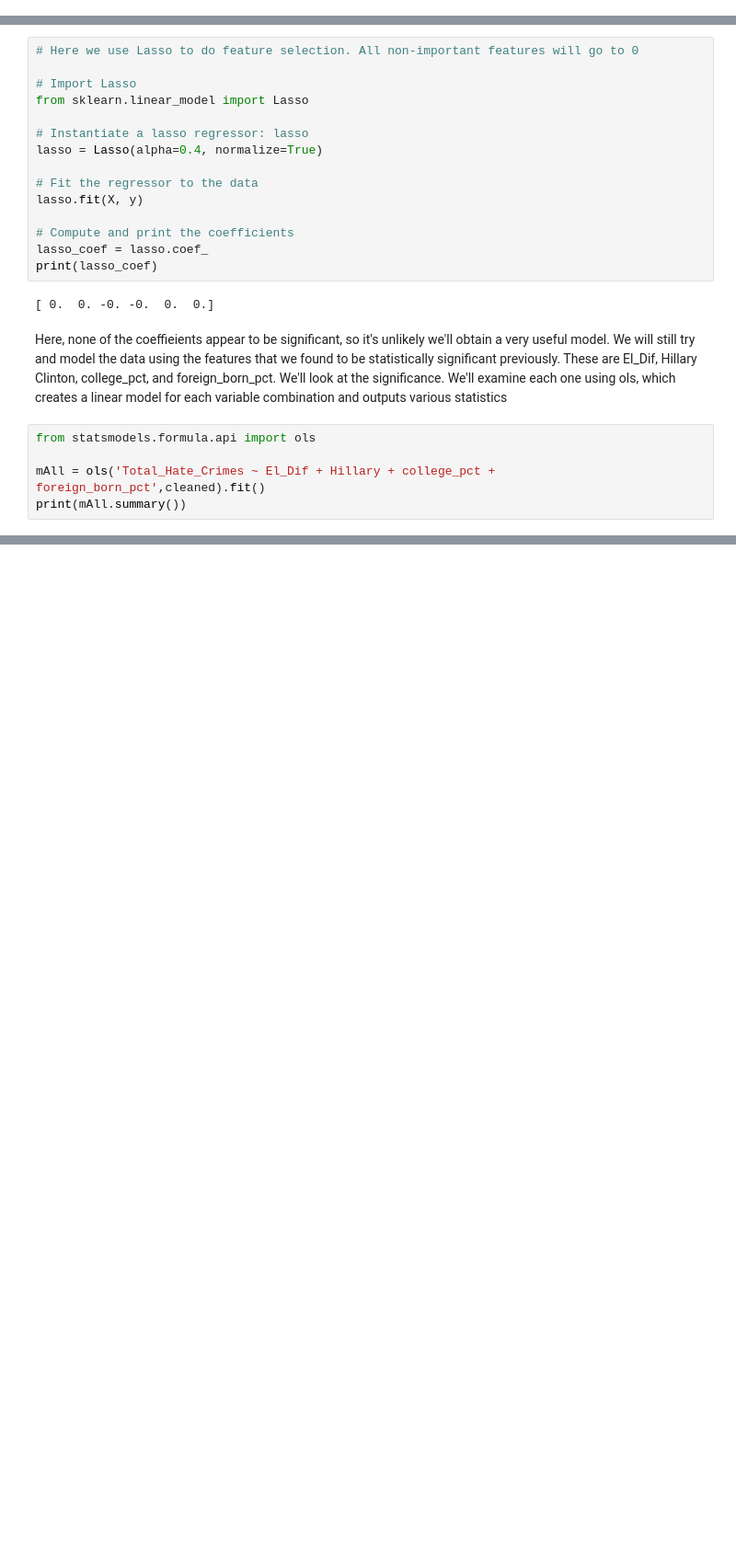
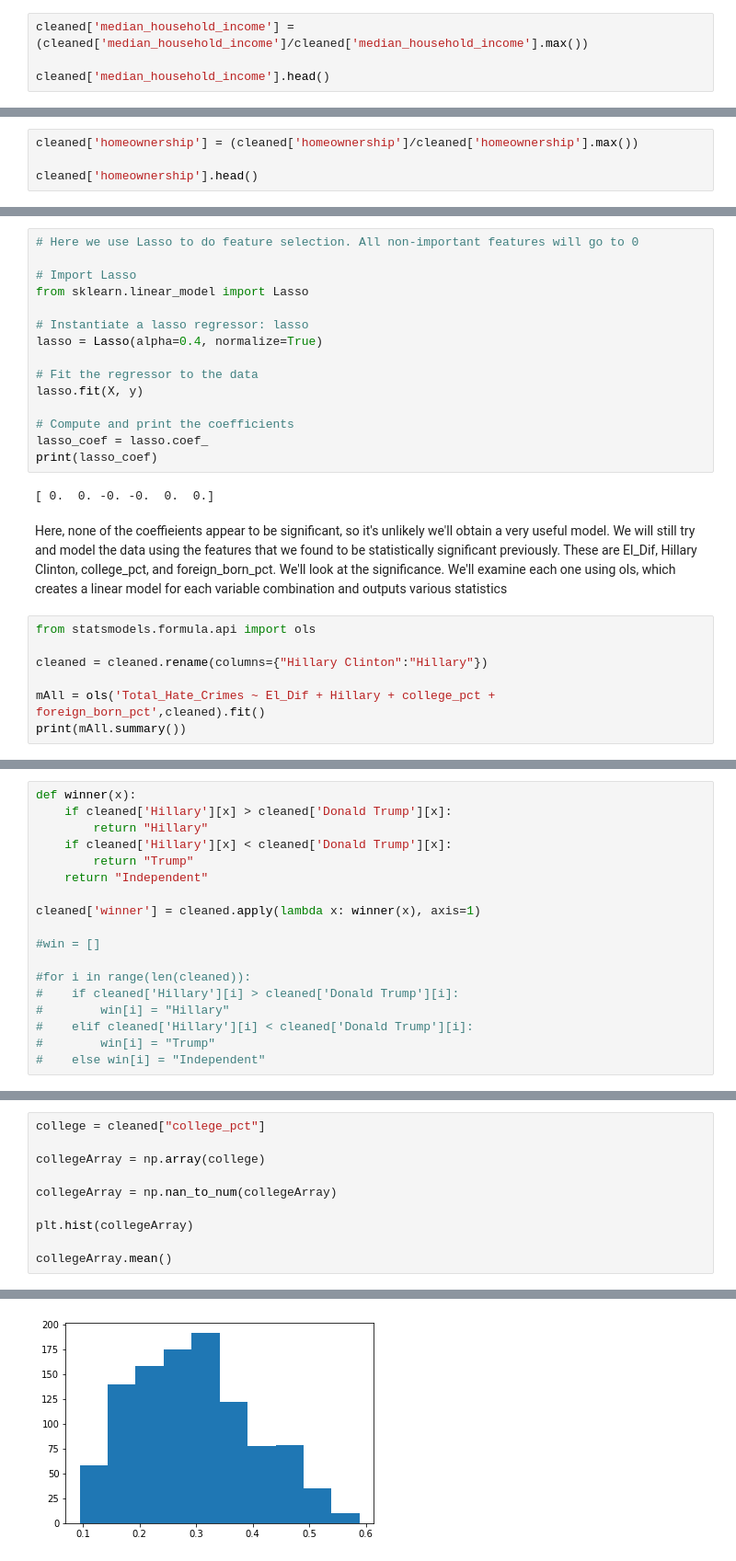
Before and after one commit to LauraCF19/SpringboardProject1, a Jupyter notebook: Springboard1/Springboard_Other/Capstone1.ipynb, the cells around one changed output, grey strips where cells are left out. Shown at 92% size. Cells and saved outputs as stored; diff of their text form; blank space fills up the shorter version.

```diff
--- a/Springboard1/Springboard_Other/Capstone1.ipynb
+++ b/Springboard1/Springboard_Other/Capstone1.ipynb
@@ -1159,0 +1179,4 @@ y = cleaned['Total_Hate_Crimes']
+# %%
+cleaned['median_household_income'] = (cleaned['median_household_income']/cleaned['median_household_income'].max())
+
+cleaned['median_household_income'].head()
@@ -1159,0 +1190,4 @@ y = cleaned['Total_Hate_Crimes']
+# %%
+cleaned['homeownership'] = (cleaned['homeownership']/cleaned['homeownership'].max())
+
+cleaned['homeownership'].head()
@@ -1180,6 +1221,8 @@ These are El_Dif, Hillary Clinton, college_pct, and foreign_born_pct. We'll look
 # %%
 from statsmodels.formula.api import ols
 
+cleaned = cleaned.rename(columns={"Hillary Clinton":"Hillary"})
+
 mAll = ols('Total_Hate_Crimes ~ El_Dif + Hillary + college_pct + foreign_born_pct',cleaned).fit()
 print(mAll.summary())
 # %% [output]
@@ -1204,0 +1248,18 @@ Here, we can see that only Hillary and the Election Difference made a statistica
+# %%
+def winner(x):
+    if cleaned['Hillary'][x] > cleaned['Donald Trump'][x]:
+        return "Hillary"
+    if cleaned['Hillary'][x] < cleaned['Donald Trump'][x]:
+        return "Trump"
+    return "Independent"
+
+cleaned['winner'] = cleaned.apply(lambda x: winner(x), axis=1)
+
+#win = []
+
+#for i in range(len(cleaned)):
+#    if cleaned['Hillary'][i] > cleaned['Donald Trump'][i]:
+#        win[i] = "Hillary"
+#    elif cleaned['Hillary'][i] < cleaned['Donald Trump'][i]:
+#        win[i] = "Trump"
+#    else win[i] = "Independent"
@@ -1204,0 +1268,11 @@ Here, we can see that only Hillary and the Election Difference made a statistica
+# %%
+college = cleaned["college_pct"]
+
+collegeArray = np.array(college)
+
+collegeArray = np.nan_to_num(collegeArray)
+
+plt.hist(collegeArray)
+
+collegeArray.mean()
+# %% [output]
@@ -1204,0 +1280 @@ Here, we can see that only Hillary and the Election Difference made a statistica
+[figure, added]
```
Also changed, not shown: parts of 25 cells of this notebook.
